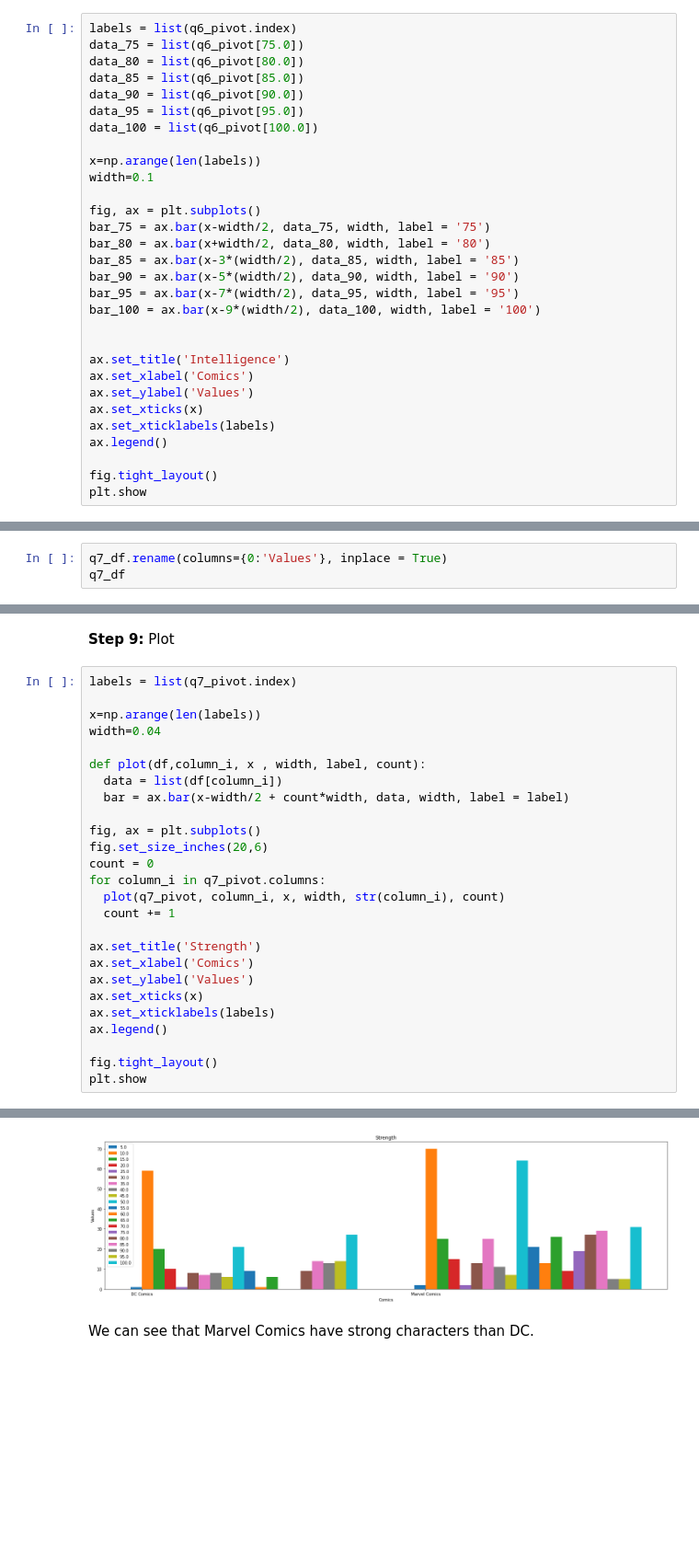
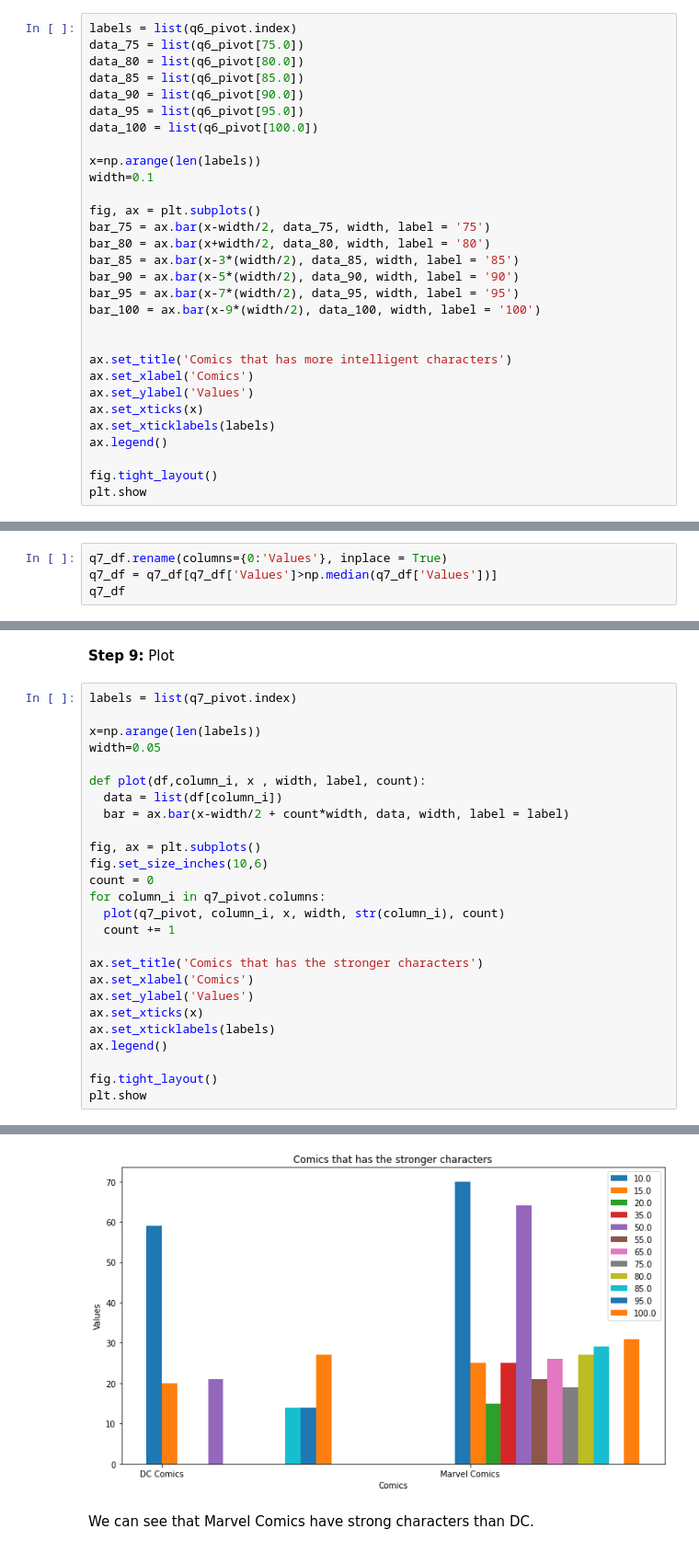
Before and after one commit to sergi0gs/Marvel_vs_DC, a Jupyter notebook: Marvel_vs_DC.ipynb, the cells around one changed output, grey strips where cells are left out. Shown at 92% size. Saved outputs shown, nothing was run; the diff lists cells and outputs as text; blank space fills up the shorter version.

```diff
--- a/Marvel_vs_DC.ipynb
+++ b/Marvel_vs_DC.ipynb
@@ -1469,7 +1468,7 @@ bar_95 = ax.bar(x-7*(width/2), data_95, width, label = '95')
 bar_100 = ax.bar(x-9*(width/2), data_100, width, label = '100')
 
 
-ax.set_title('Intelligence')
+ax.set_title('Comics that has more intelligent characters')
 ax.set_xlabel('Comics')
 ax.set_ylabel('Values')
 ax.set_xticks(x)
@@ -1616,6 +1597,7 @@ q7_df
 **Step 6:** Rename 0 by 'Values'
 # %%
 q7_df.rename(columns={0:'Values'}, inplace = True)
+q7_df = q7_df[q7_df['Values']>np.median(q7_df['Values'])]
 q7_df
 # %% [output]
 |  | Creator | Strength | Values |
@@ -1667,32 +1645,32 @@ labels[0]
 # %%
 labels = list(q7_pivot.index)
 
 x=np.arange(len(labels))
-width=0.04
+width=0.05
 
 def plot(df,column_i, x , width, label, count):
   data = list(df[column_i])
   bar = ax.bar(x-width/2 + count*width, data, width, label = label)
 
 fig, ax = plt.subplots()
-fig.set_size_inches(20,6)
+fig.set_size_inches(10,6)
 count = 0
 for column_i in q7_pivot.columns:
   plot(q7_pivot, column_i, x, width, str(column_i), count)
   count += 1
 
-ax.set_title('Strength')
+ax.set_title('Comics that has the stronger characters')
 ax.set_xlabel('Comics')
 ax.set_ylabel('Values')
 ax.set_xticks(x)
 ax.set_xticklabels(labels)
 ax.legend()
 
 fig.tight_layout()
 plt.show
 # %% [output]
 <function matplotlib.pyplot.show>
-[figure, old version]
+[figure, new version]
 # %% [markdown]
 We can see that Marvel Comics have strong characters than DC.
 # %% [markdown]
```
Also changed, not shown: parts of 51 cells of this notebook.
